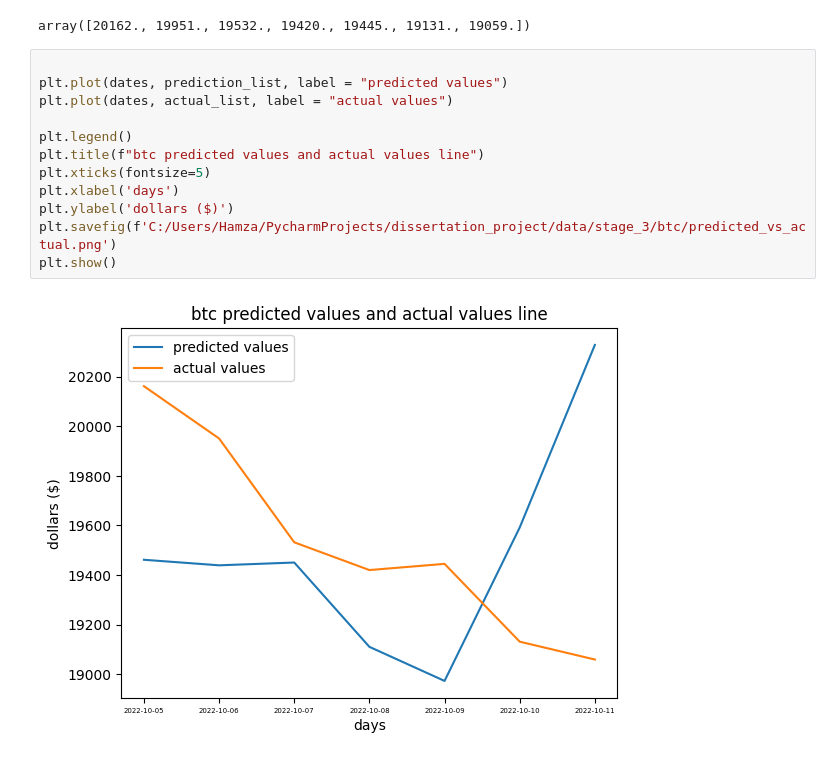
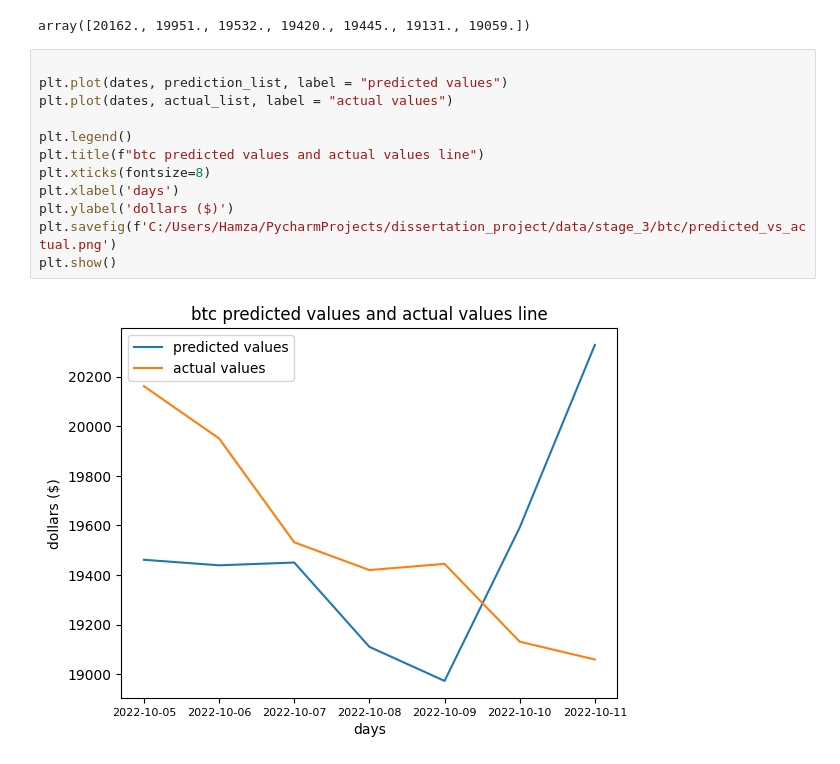
Before and after one commit to hgobir/machine_learning_suite, a Jupyter notebook: stage_3/notebooks/post_processing_script.ipynb, the cells around one changed output. Drawn from its saved outputs; the diff is of its cells as text.

```diff
--- a/stage_3/notebooks/post_processing_script.ipynb
+++ b/stage_3/notebooks/post_processing_script.ipynb
@@ -228,14 +228,14 @@ array([20162., 19951., 19532., 19420., 19445., 19131., 19059.])
 # %%
 
 plt.plot(dates, prediction_list, label = "predicted values")
 plt.plot(dates, actual_list, label = "actual values")
 
 plt.legend()
 plt.title(f"btc predicted values and actual values line")
-plt.xticks(fontsize=5)
+plt.xticks(fontsize=8)
 plt.xlabel('days')
 plt.ylabel('dollars ($)')
 plt.savefig(f'C:/Users/Hamza/PycharmProjects/dissertation_project/data/stage_3/btc/predicted_vs_actual.png')
 plt.show()
 # %% [output]
-[figure, old version]
+[figure, new version]
```
Also changed, not shown: 3 other files.
